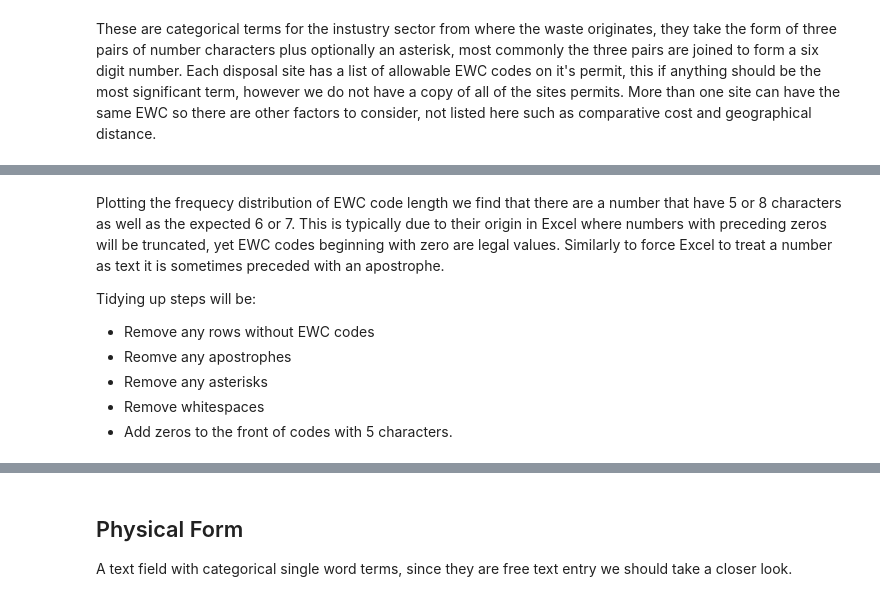
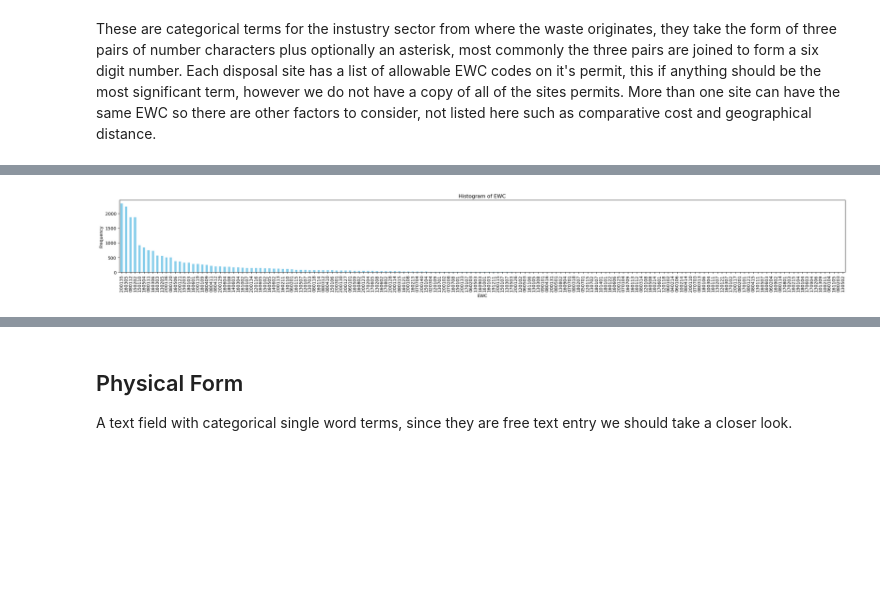
Before and after one commit to gertLush/DisposalPrediction, a Jupyter notebook: Disposal_Prediction1.ipynb, the cells around one changed output, grey strips where cells are left out. Saved outputs shown, nothing was run; the diff lists cells and outputs as text; code cells hidden in the pictures; blank space fills up the shorter version.

```diff
--- a/Disposal_Prediction1.ipynb
+++ b/Disposal_Prediction1.ipynb
@@ -276,0 +281,12 @@ dtype: object
+# %%
+class ReplaceEmptyCellsTransformer(BaseEstimator, TransformerMixin):
+    def __init__(self, replace_values=None):
+        self.replace_values = replace_values
+
+    def fit(self, X, y=None):
+        return self
+
+    def transform(self, X):
+        for col, val in self.replace_values.items():
+            X[col].fillna(val, inplace=True)
+        return X
@@ -276,0 +296,24 @@ dtype: object
+# %%
+# A dictionary of default values used for completing missing values.
+replace_values = {
+    'Components and Concentrations':'As List',
+    'Hazard Codes':'NC',
+    'UN Number':'NCAD'
+}
+
+# Redefine params
+rv_params = {
+    'rv__replace_values': replace_values
+}
+
+# Create a pipeline to build a model
+rv_pipe = Pipeline([
+    ('rv', ReplaceEmptyCellsTransformer())
+])
+
+rv_pipe.set_params(**rv_params)
+
+# Re-run the pipeline with new estimators
+rv_trim = rv_pipe.fit_transform(ct_trim)
+print(rv_trim.isnull().sum())
+rv_trim.tail(5)
@@ -682,10 +721,6 @@ Before cleaning there are 212 unique EWC codes in the collection
-# %% [markdown]
-Plotting the frequecy distribution of EWC code length we find that there are a number that have 5 or 8 characters as well as the expected 6 or 7. This is typically due to their origin in Excel where numbers with preceding zeros will be truncated, yet EWC codes beginning with zero are legal values. Similarly to force Excel to treat a number as text it is sometimes preceded with an apostrophe.
-
-Tidying up steps will be:
-- Remove any rows without EWC codes
-- Reomve any apostrophes
-- Remove any asterisks
-- Remove whitespaces
-- Add zeros to the front of codes with 5 characters.
+# %%
+# Add a visualisation
+create_histogram_from_column(rv_trim, 'EWC', 30, 3)
+# %% [output]
+[figure, added]
 # %%
```
Also changed, not shown: parts of 80 cells of this notebook.
